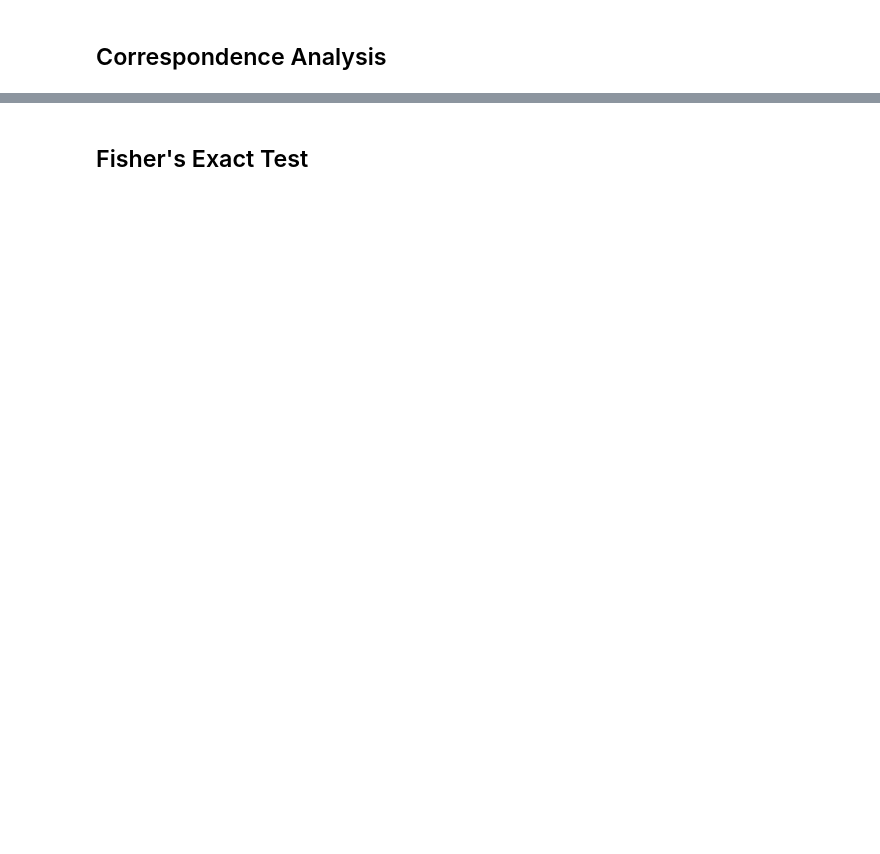
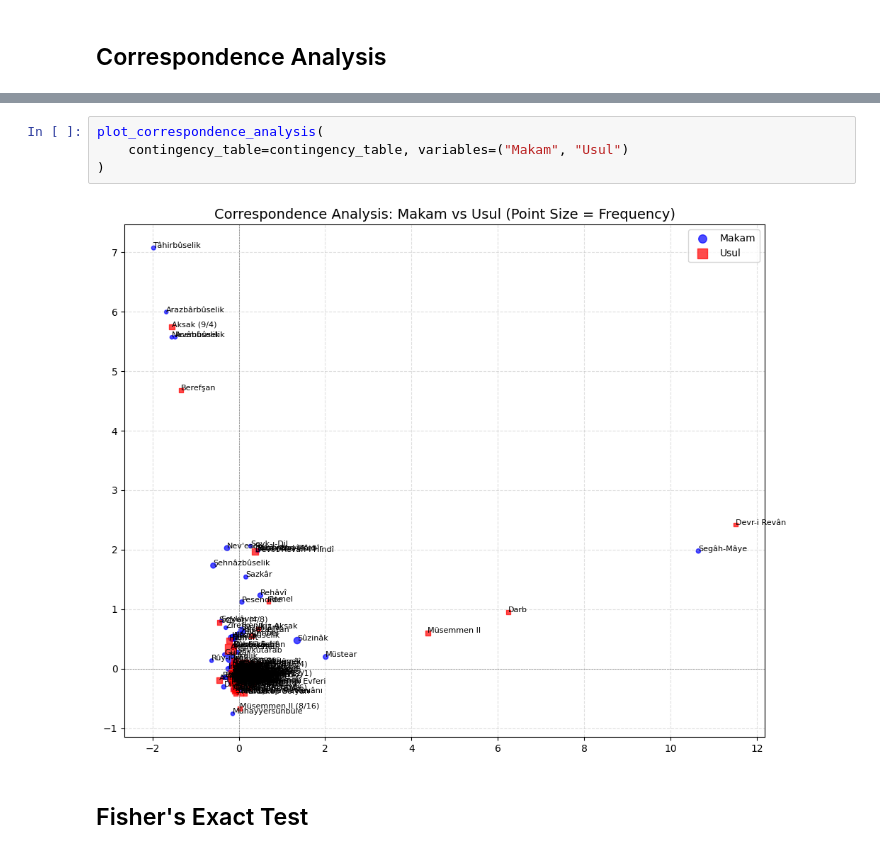
Before and after one commit to theofuhrmann/ethnomusicology-project, a Jupyter notebook: code/correlation_analysis.ipynb, the cells around one changed output, grey strips where cells are left out. Saved outputs shown, nothing was run; the diff lists cells and outputs as text; blank space fills up the shorter version.

```diff
--- a/code/correlation_analysis.ipynb
+++ b/code/correlation_analysis.ipynb
@@ -259,3 +353,9 @@ plt.show()
+# %%
+plot_correspondence_analysis(
+    contingency_table=contingency_table, variables=("Makam", "Usul")
+)
+# %% [output]
+[figure, added]
 # %% [markdown]
 ## Fisher's Exact Test
 # %%
```
Also changed, not shown: parts of 41 cells of this notebook, 1 other file.
